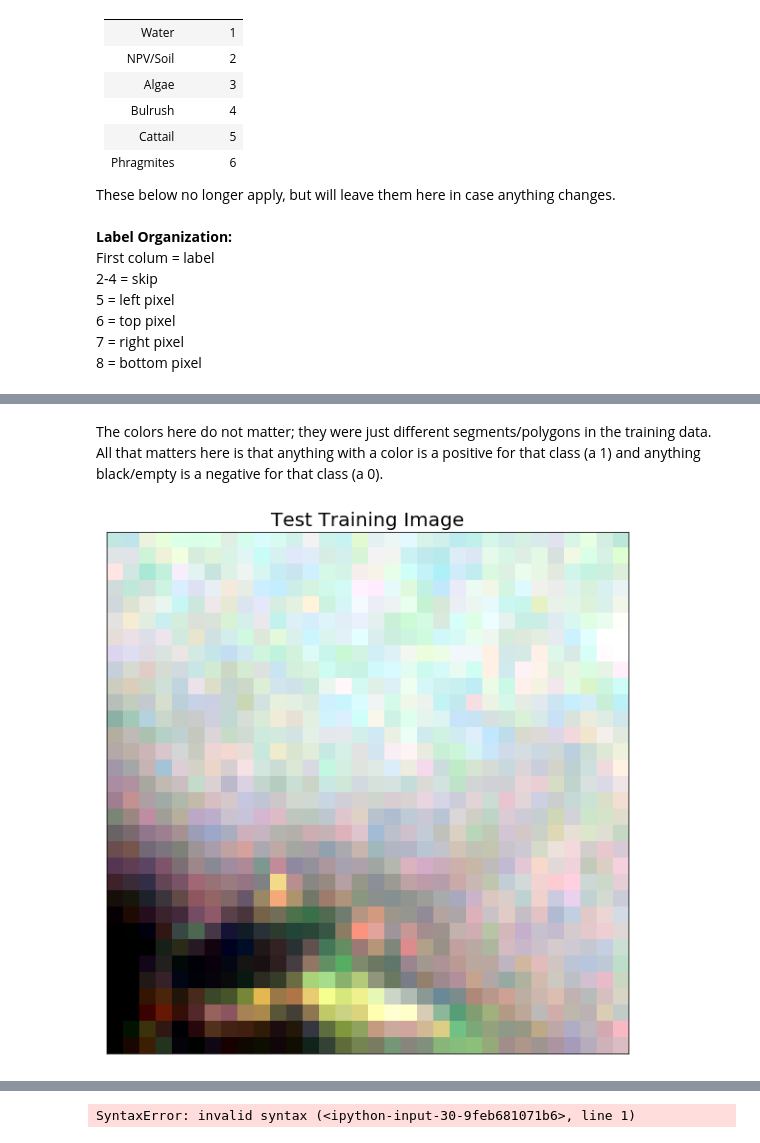
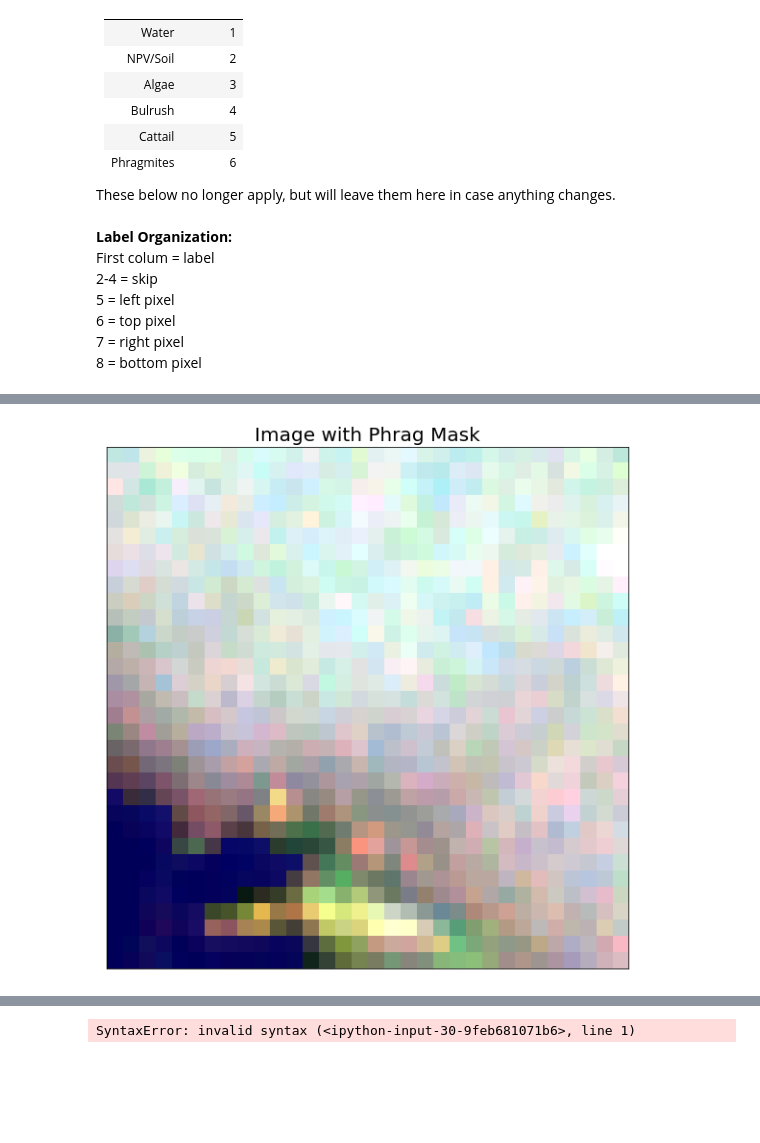
Before and after one commit to greglee1905/Phragmites_australis_Classification, a Jupyter notebook: exploratory_analysis.ipynb, the cells around one changed output, grey strips where cells are left out. Cells and saved outputs as stored; diff of their text form; code cells hidden in the pictures; blank space fills up the shorter version.

```diff
--- a/exploratory_analysis.ipynb
+++ b/exploratory_analysis.ipynb
@@ -165,10 +167,10 @@ plt.show()
 # %%
 #Let's see if we can visualize what a label looks like:
-label_directory = './Train/labels/Phragmites/'
-
-#GRAMA ut cty schools2019.pdf
-label_path = []
+label_directory = './new_train_data/labels/Phragmites/'
+phrag_label_path = []
 
 for file in os.listdir(label_directory):
     filename = os.fsdecode(file)
-    label_path.append(label_directory + filename)
+    phrag_label_path.append(label_directory + filename)
+
+phrag_label_path = sorted(phrag_label_path)
@@ -202,6 +208,6 @@ First colum = label
 # %%
 #Running tests on example: 000000007
-with rio.open(label_path[48], 'r+') as src:
-    label_image = src.read()
-    label_image_meta = src.meta
+with rio.open(phrag_label_path[0], 'r+') as src:
+    test_label = src.read()
+    test_label_meta = src.meta
 # %%
@@ -220,11 +217,0 @@ plt.show()
-# %% [markdown]
-The colors here do not matter; they were just different segments/polygons in the training data. All that matters here is that anything with a color is a positive for that class (a 1) and anything black/empty is a negative for that class (a 0).
-# %%
-# Taking a look at what the training image looks like.
-ep.plot_rgb(test_image,
-            rgb=[0,1,2],
-            title="Test Training Image",
-            stretch=True)
-plt.show()
-# %% [output]
-[figure, removed]
@@ -247,10 +218,16 @@ plt.show()
 # %%
-#import numpy as np
-#mask = np.zeros((test_image.shape[1],test_image.shape[2]))
-#mask[0:6,0:1] = 1 # white square in black background
-#masked = np.ma.masked_where(mask == 0, mask)
+import numpy as np
+masked = np.ma.masked_where(test_label[0] == 0, test_label[0])
+f, ax = plt.subplots(1, 1)
 
-#f, ax = plt.subplots(1, 1)
-#ep.plot_rgb(test_image,ax =ax)
-#ax.imshow(masked, 'jet', interpolation='none', alpha=0.7)
-#plt.show()
+#Plot the image
+ep.plot_rgb(test_image,ax =ax,stretch = True,rgb=[0,1,2],)
+
+#Plot the Mask
+ax.imshow(masked, 'jet', interpolation='none', alpha=0.7)
+
+#Plot settings
+ax.set_title("Image with Phrag Mask")
+plt.show()
+# %% [output]
+[figure, added]
```
Also changed, not shown: parts of 33 cells of this notebook.
